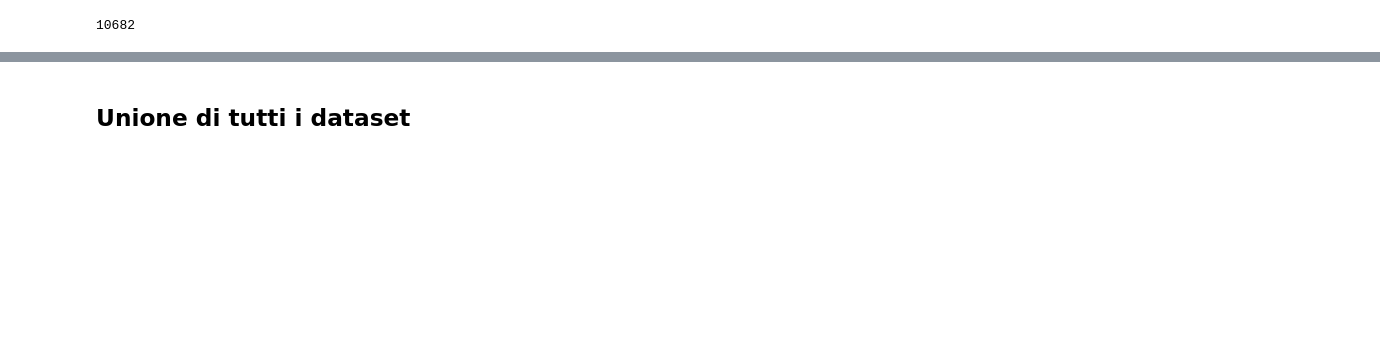
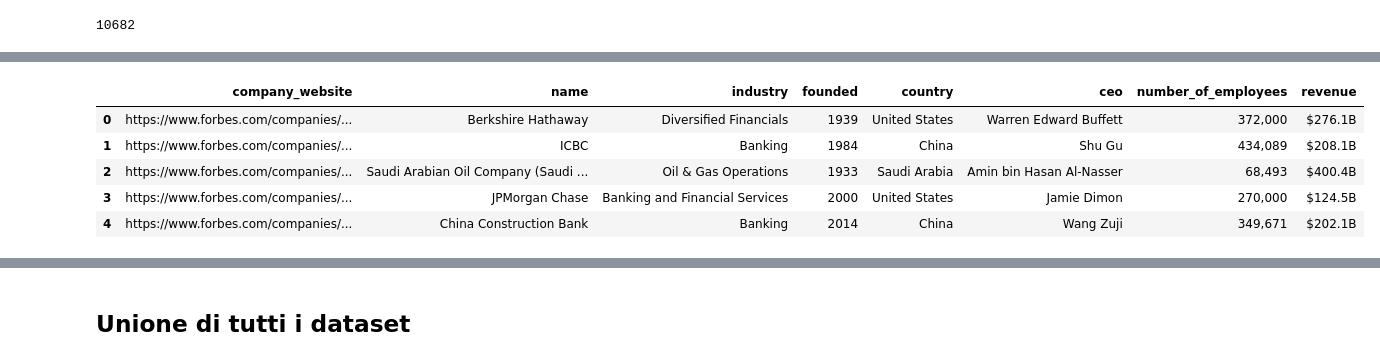
Before and after one commit to Elisabetta99/IDD_HW8, a Jupyter notebook: schemaAlignment.ipynb, the cells around one changed output, grey strips where cells are left out. Saved outputs shown, nothing was run; the diff lists cells and outputs as text; code cells hidden in the pictures; blank space fills up the shorter version.

```diff
--- a/schemaAlignment.ipynb
+++ b/schemaAlignment.ipynb
@@ -267,0 +310,3 @@ np.size(num_aziende)
+# %%
+for4 = pd.read_json('de-sources-2022-2023/forbes.com/slytherin-forbes.com.json')
+for4.head(1)
@@ -267,0 +355,11 @@ np.size(num_aziende)
+# %%
+for4 = for4.rename(columns={'link':'company_website', 'employees':'number_of_employees'})
+
+for4.head()
+# %% [output]
+|  | company_website | name | industry | founded | country | ceo | number_of_employees | revenue |
+| 0 | https://www.forbes.com/companies/... | Berkshire Hathaway | Diversified Financials | 1939 | United States | Warren Edward Buffett | 372,000 | $276.1B |
+| 1 | https://www.forbes.com/companies/... | ICBC | Banking | 1984 | China | Shu Gu | 434,089 | $208.1B |
+| 2 | https://www.forbes.com/companies/... | Saudi Arabian Oil Company (Saudi ... | Oil & Gas Operations | 1933 | Saudi Arabia | Amin bin Hasan Al-Nasser | 68,493 | $400.4B |
+| 3 | https://www.forbes.com/companies/... | JPMorgan Chase | Banking and Financial Services | 2000 | United States | Jamie Dimon | 270,000 | $124.5B |
+| 4 | https://www.forbes.com/companies/... | China Construction Bank | Banking | 2014 | China | Wang Zuji | 349,671 | $202.1B |
```
Also changed, not shown: parts of 13 cells of this notebook, 4 other files.
